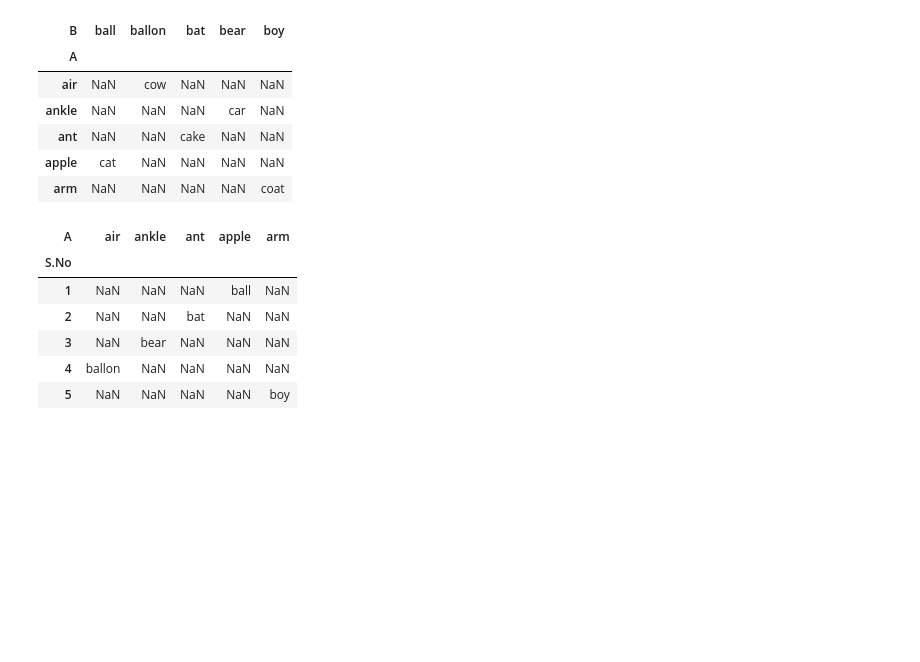
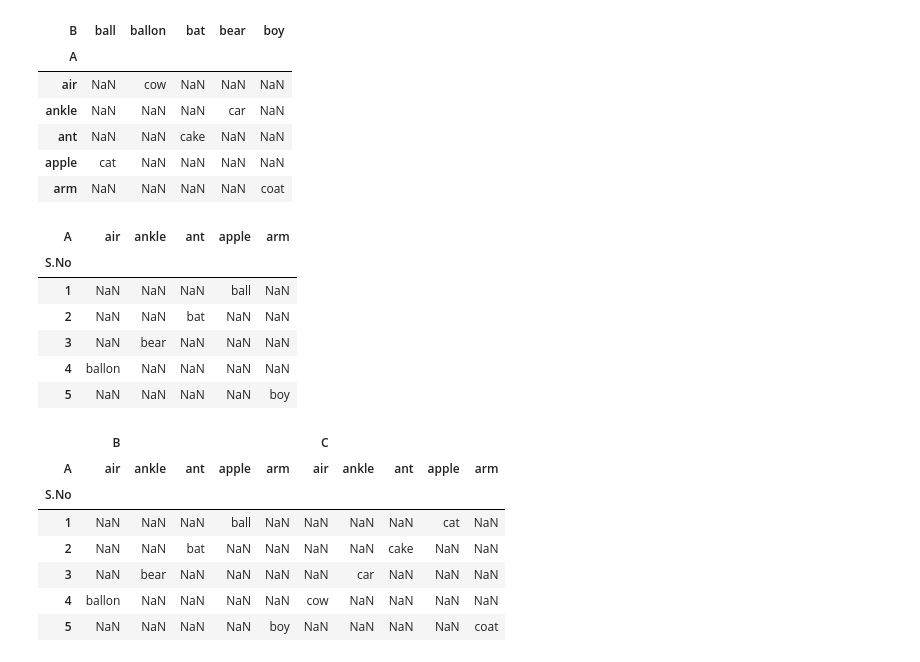
Before and after one commit to aaditya-pdgupta/Python_Course, a Jupyter notebook: Value_counts.ipynb, the cells around one changed output. Drawn from its saved outputs; the diff is of its cells as text; code cells hidden in the pictures; blank space fills up the shorter version.

```diff
--- a/Value_counts.ipynb
+++ b/Value_counts.ipynb
@@ -186,4 +186,13 @@ df_20.pivot(index = "S.No", columns = "A")["B"]
 | 4 | ballon | NaN | NaN | NaN | NaN |
 | 5 | NaN | NaN | NaN | NaN | boy |
 # %%
-df_20.pivot(index = "S.No", colums = "a", Values = ["b", "C"])
+df_20.pivot(index = "S.No", columns = "A", values = ["B", "C"])
+# %% [output]
+|  | B |  |  |  |  | C |  |  |  |  |
+| A | air | ankle | ant | apple | arm | air | ankle | ant | apple | arm |
+| S.No |  |  |  |  |  |  |  |  |  |  |
+| 1 | NaN | NaN | NaN | ball | NaN | NaN | NaN | NaN | cat | NaN |
+| 2 | NaN | NaN | bat | NaN | NaN | NaN | NaN | cake | NaN | NaN |
+| 3 | NaN | bear | NaN | NaN | NaN | NaN | car | NaN | NaN | NaN |
+| 4 | ballon | NaN | NaN | NaN | NaN | cow | NaN | NaN | NaN | NaN |
+| 5 | NaN | NaN | NaN | NaN | boy | NaN | NaN | NaN | NaN | coat |
```
Also changed, not shown: parts of 1 cell of this notebook.
